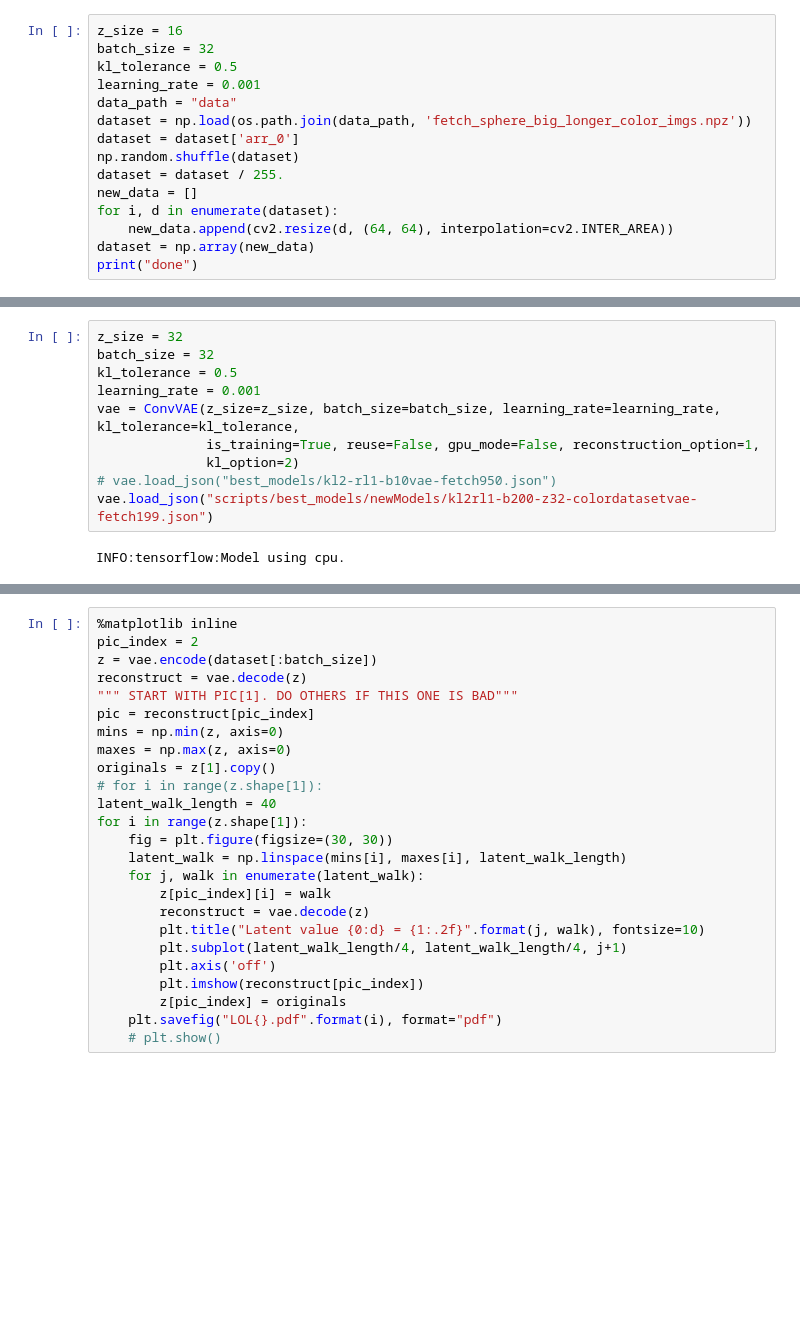
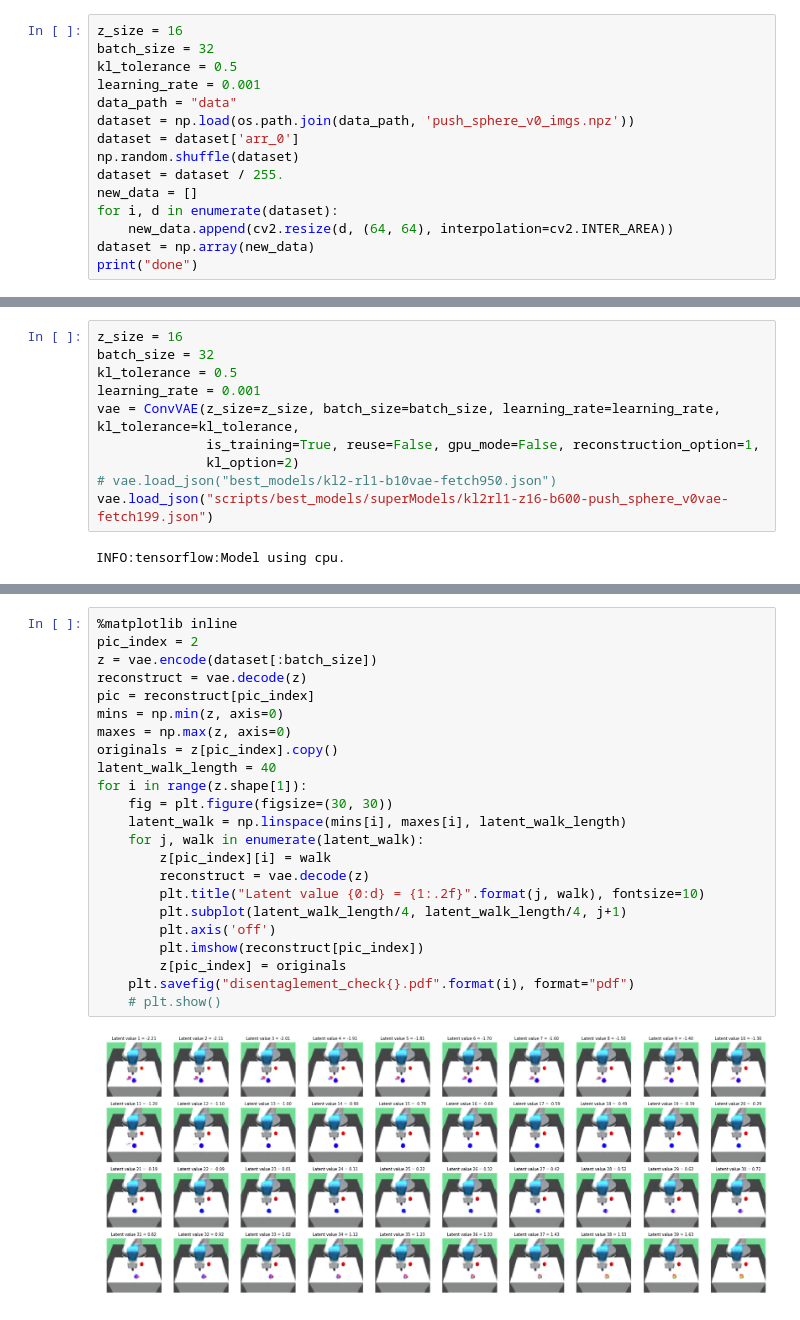
Before and after one commit to DarthPumpkin/generative-parametrizations, a Jupyter notebook: scripts/robot_vae_notebook.ipynb, the cells around one changed output, grey strips where cells are left out. Drawn from its saved outputs; the diff is of its cells as text; blank space fills up the shorter version.

```diff
--- a/scripts/robot_vae_notebook.ipynb
+++ b/scripts/robot_vae_notebook.ipynb
@@ -16,7 +15,7 @@ batch_size = 32
 kl_tolerance = 0.5
 learning_rate = 0.001
 data_path = "data"
-dataset = np.load(os.path.join(data_path, 'fetch_sphere_big_longer_color_imgs.npz'))
+dataset = np.load(os.path.join(data_path, 'push_sphere_v0_imgs.npz'))
 dataset = dataset['arr_0']
 np.random.shuffle(dataset)
 dataset = dataset / 255.
@@ -41,6 +46,6 @@ print(dataset.shape)
 (6342, 64, 64, 3)
 # %%
-z_size = 32
+z_size = 16
 batch_size = 32
 kl_tolerance = 0.5
 learning_rate = 0.001
@@ -48,7 +53,7 @@ vae = ConvVAE(z_size=z_size, batch_size=batch_size, learning_rate=learning_rate,
               is_training=True, reuse=False, gpu_mode=False, reconstruction_option=1,
               kl_option=2)
 # vae.load_json("best_models/kl2-rl1-b10vae-fetch950.json")
-vae.load_json("scripts/best_models/newModels/kl2rl1-b200-z32-colordatasetvae-fetch199.json")
+vae.load_json("scripts/best_models/superModels/kl2rl1-z16-b600-push_sphere_v0vae-fetch199.json")
 # %% [output]
 INFO:tensorflow:Model using cpu.
 # %%
@@ -88,25 +92,25 @@ interactive(children=(FloatSlider(value=1.0188888311386108, description='w1', ma
 # %%
 %matplotlib inline
 pic_index = 2
 z = vae.encode(dataset[:batch_size])
 reconstruct = vae.decode(z)
-""" START WITH PIC[1]. DO OTHERS IF THIS ONE IS BAD"""
 pic = reconstruct[pic_index]
 mins = np.min(z, axis=0)
 maxes = np.max(z, axis=0)
-originals = z[1].copy()
-# for i in range(z.shape[1]):
+originals = z[pic_index].copy()
 latent_walk_length = 40
 for i in range(z.shape[1]):
     fig = plt.figure(figsize=(30, 30))
     latent_walk = np.linspace(mins[i], maxes[i], latent_walk_length)
     for j, walk in enumerate(latent_walk):
         z[pic_index][i] = walk
         reconstruct = vae.decode(z)
         plt.title("Latent value {0:d} = {1:.2f}".format(j, walk), fontsize=10)
         plt.subplot(latent_walk_length/4, latent_walk_length/4, j+1)
         plt.axis('off')
         plt.imshow(reconstruct[pic_index])
         z[pic_index] = originals
-    plt.savefig("LOL{}.pdf".format(i), format="pdf")
+    plt.savefig("disentaglement_check{}.pdf".format(i), format="pdf")
     # plt.show()
+# %% [output]
+[figure, added]
```
Also changed, not shown: parts of 4 cells of this notebook, 2 other files.
